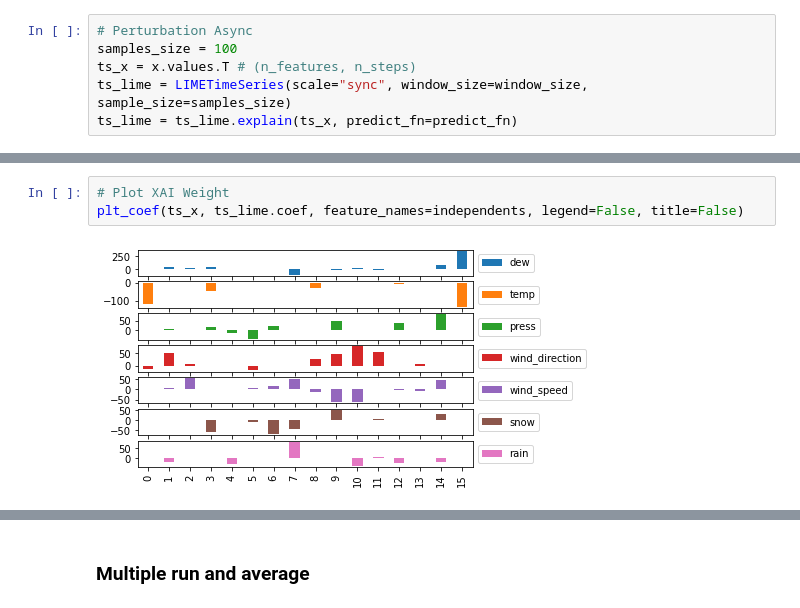
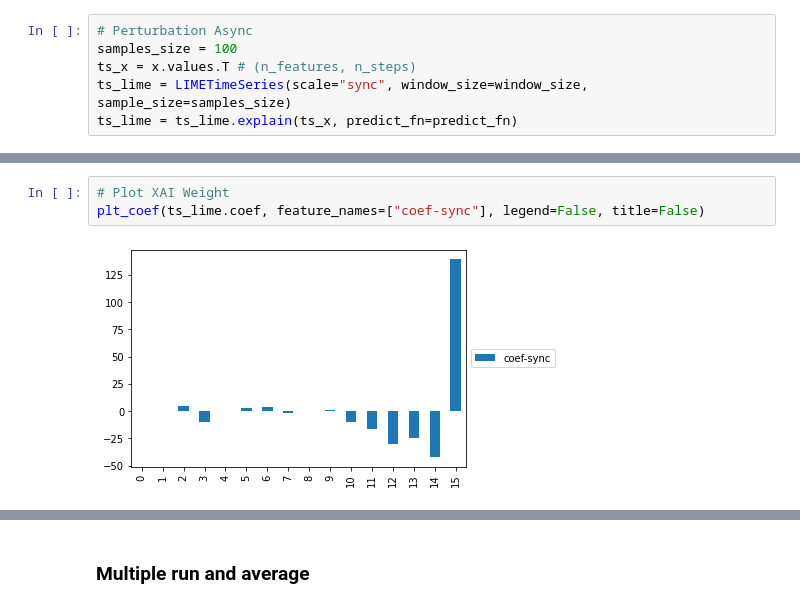
Before and after one commit to dungthuapps/tsx, a Jupyter notebook: notebooks/tsx-mts-sync.ipynb, the cells around one changed output, grey strips where cells are left out. Cells and saved outputs as stored; diff of their text form.

```diff
--- a/notebooks/tsx-mts-sync.ipynb
+++ b/notebooks/tsx-mts-sync.ipynb
@@ -105,5 +105,5 @@ plt_sample_z(x, z, z_prime, independents, window_size)
 # %%
 # Plot XAI Weight
-plt_coef(ts_x, ts_lime.coef, feature_names=independents, legend=False, title=False)
+plt_coef(ts_lime.coef, feature_names=["coef-sync"], legend=False, title=False)
 # %% [output]
-[figure, old version]
+[figure, new version]
```
Also changed, not shown: parts of 8 cells of this notebook, 3 other files.
